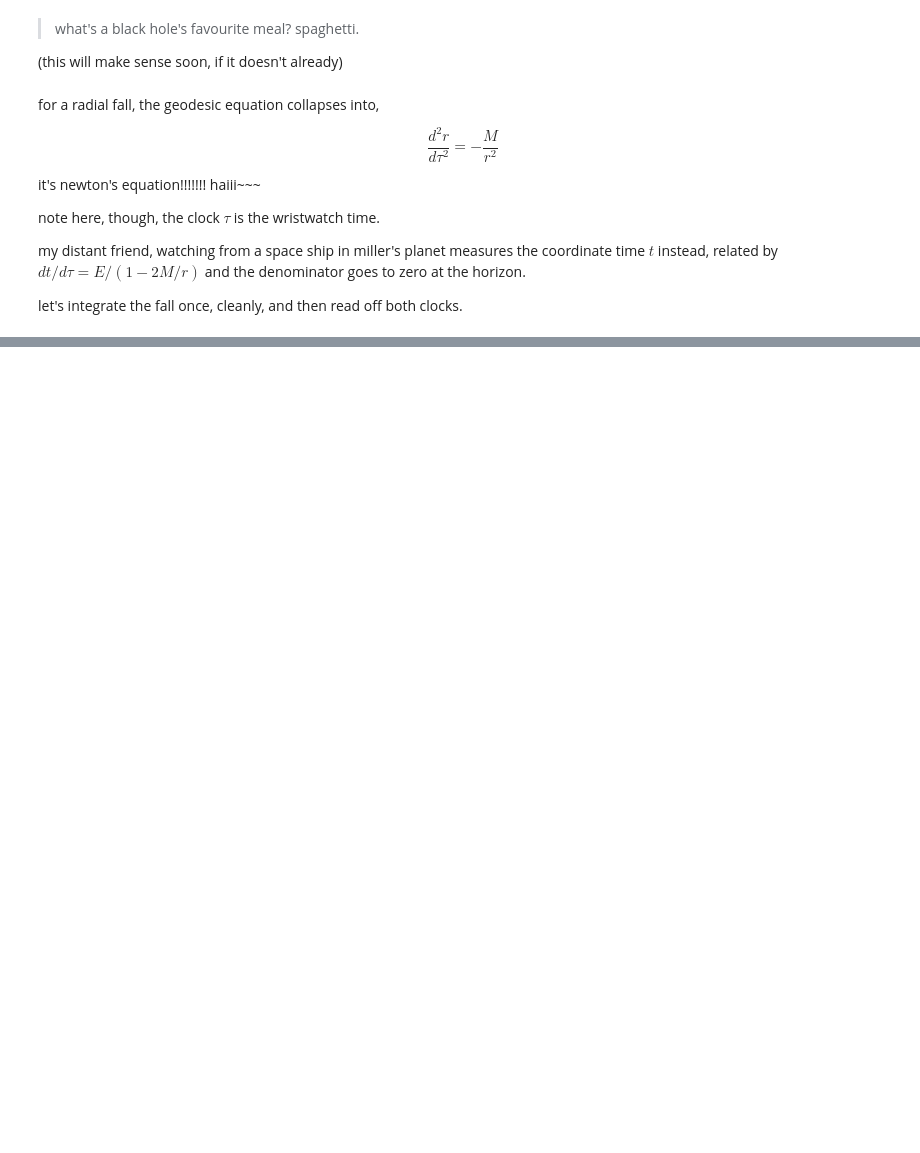
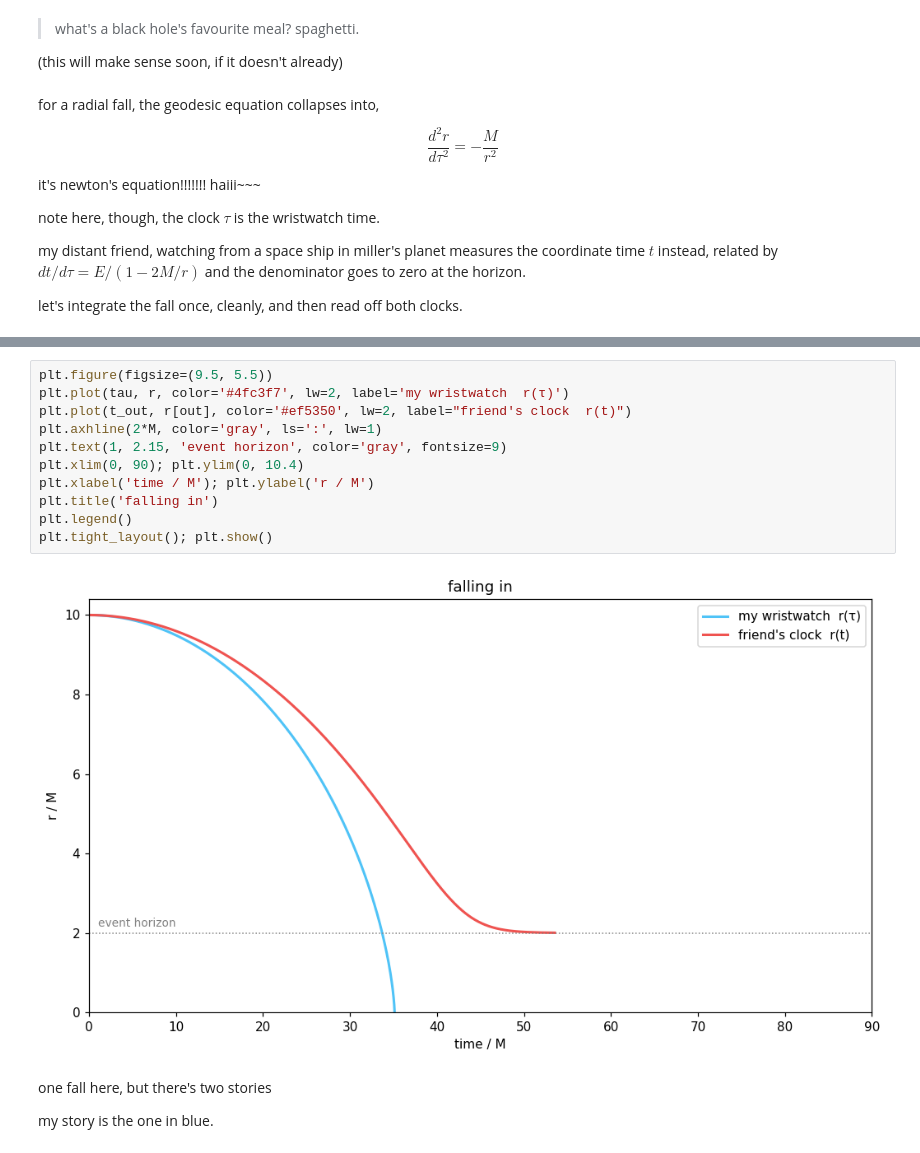
Before and after one commit to nicomii/gravity-lab, a Jupyter notebook: black-hole/chapter4-falling-into-a-bh.ipynb, the cells around one changed output, grey strips where cells are left out. Drawn from its saved outputs; the diff is of its cells as text; blank space fills up the shorter version.

```diff
--- a/black-hole/chapter4-falling-into-a-bh.ipynb
+++ b/black-hole/chapter4-falling-into-a-bh.ipynb
@@ -53,0 +54,17 @@ proper time from r = 10M to the singularity: tau = 35.12 M
+# %%
+plt.figure(figsize=(9.5, 5.5))
+plt.plot(tau, r, color='#4fc3f7', lw=2, label='my wristwatch  r(τ)')
+plt.plot(t_out, r[out], color='#ef5350', lw=2, label="friend's clock  r(t)")
+plt.axhline(2*M, color='gray', ls=':', lw=1)
+plt.text(1, 2.15, 'event horizon', color='gray', fontsize=9)
+plt.xlim(0, 90); plt.ylim(0, 10.4)
+plt.xlabel('time / M'); plt.ylabel('r / M')
+plt.title('falling in')
+plt.legend()
+plt.tight_layout(); plt.show()
+# %% [output]
+[figure, added]
+# %% [markdown]
+one fall here, but there's two stories
+
+my story is the one in blue.
```
Also changed, not shown: parts of 1 cell of this notebook.
